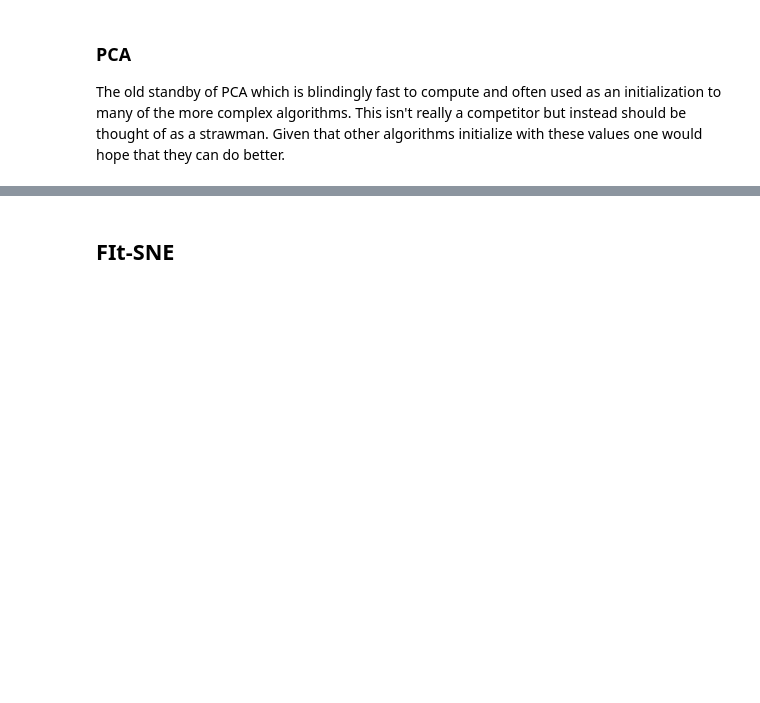
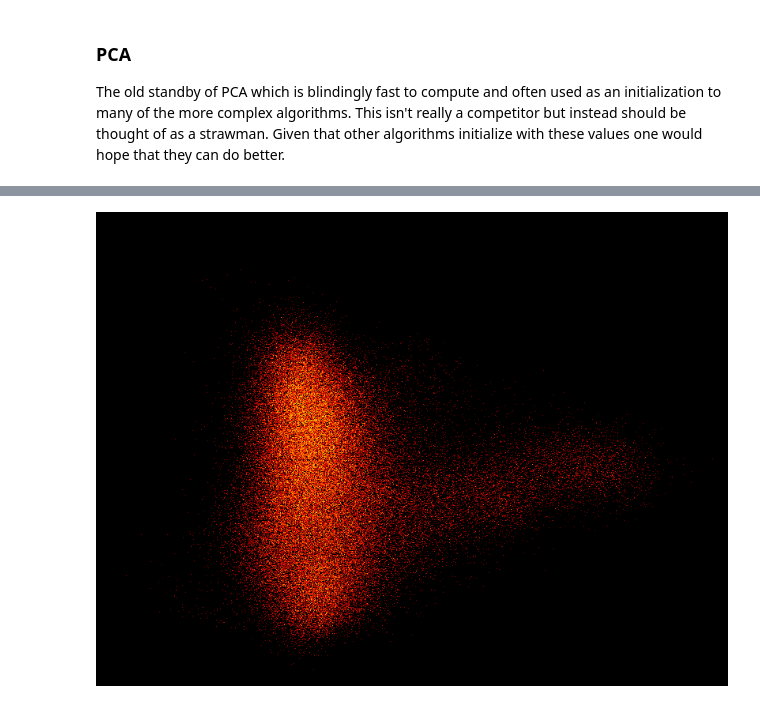
Before and after one commit to lmcinnes/umap_paper_notebooks, a Jupyter notebook: UMAP WordEmbedding two hundred thousand.ipynb, the cells around one changed output, grey strips where cells are left out. Cells and saved outputs as stored; diff of their text form; code cells hidden in the pictures; blank space fills up the shorter version.

```diff
--- a/UMAP WordEmbedding two hundred thousand.ipynb
+++ b/UMAP WordEmbedding two hundred thousand.ipynb
@@ -83,7 +133,7 @@ plt.scatter(u_pca[:,0], u_pca[:,1],  s=0.005)
 # %%
 cvs = ds.Canvas(plot_width=800, plot_height=600)
 agg = cvs.points(pd.DataFrame(u_pca, columns=['x_col', 'y_col']), 'x_col', 'y_col')
-img = tf.set_background(tf.interpolate(agg, cmap=colorcet.fire, how='log'),"black")
+img = tf.set_background(tf.shade(agg, cmap=colorcet.fire, how='log'),"black")
 img
+# %% [output]
+[figure, added]
-# %% [markdown]
-## FIt-SNE
```
Also changed, not shown: parts of 22 cells of this notebook, 2 other files.
